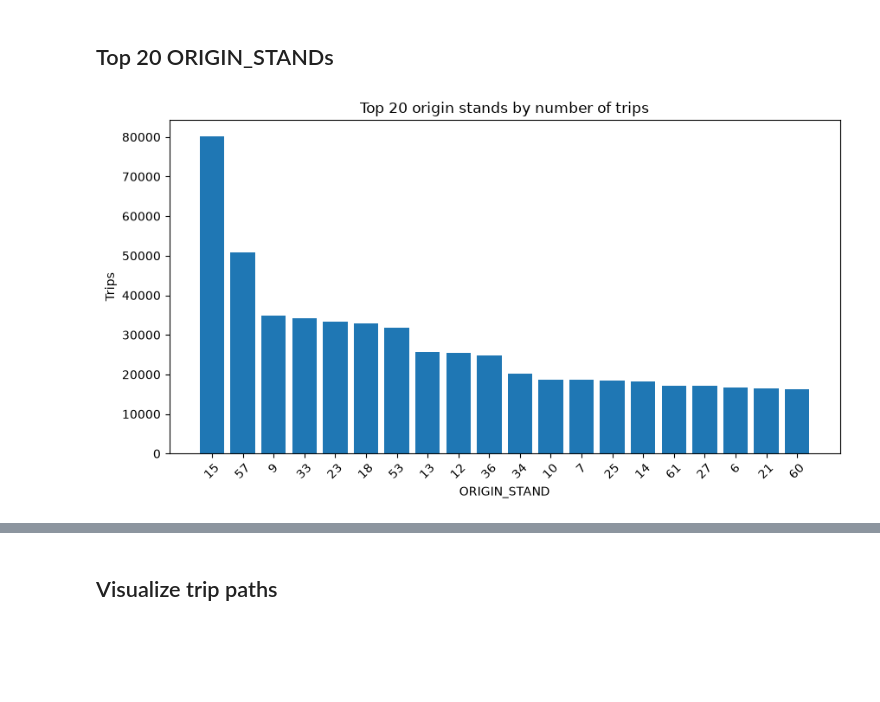
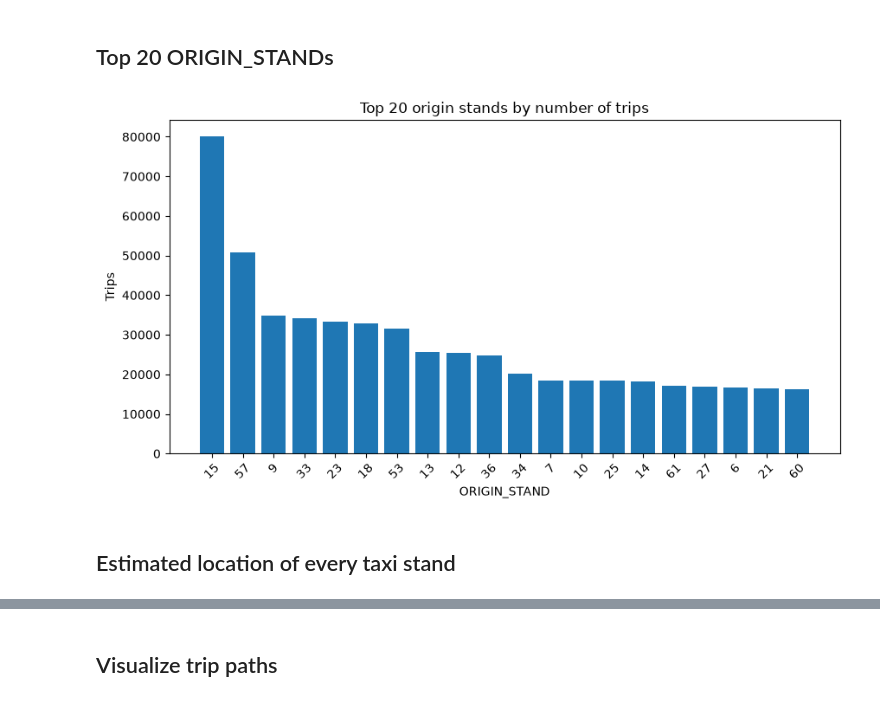
Before and after one commit to runarmod/TDT4225-ex2, a Jupyter notebook: notebooks/eda.ipynb, the cells around one changed output, grey strips where cells are left out. Cells and saved outputs as stored; diff of their text form; code cells hidden in the pictures; blank space fills up the shorter version.

Commit message:
feat(eda): visualize stand locations

```diff
--- a/notebooks/eda.ipynb
+++ b/notebooks/eda.ipynb
@@ -100,20 +100,35 @@ shape: (2, 5)
 # %%
 import matplotlib.pyplot as plt
 
-top_stands = (
-    df.filter(pl.col("ORIGIN_STAND").is_not_null())
-    .group_by("ORIGIN_STAND")
-    .len()
-    .sort("len", descending=True)
-    .head(20)
-)
+
+def find_stand_locations(df: pl.DataFrame) -> pl.DataFrame:
+    return (
+        df.filter(
+            pl.col("CALL_TYPE").eq("B"),
+            pl.col("ORIGIN_STAND").is_not_null(),
+            pl.col("POLYLINE").list.len() > 0,
+        )
+        .select("ORIGIN_STAND", START=pl.col("POLYLINE").list.first())
+        .group_by("ORIGIN_STAND")
+        .agg(
+            N_TRIPS=pl.len(),
+            LONGITUDE=pl.col("START").list.get(0).mean(),
+            LATITUDE=pl.col("START").list.get(1).mean(),
+        )
+        .sort("N_TRIPS", descending=True)
+    )
+
+
+top_stands = find_stand_locations(df).head(20)
 
 fig, ax = plt.subplots(figsize=(10, 5))
-ax.bar(top_stands["ORIGIN_STAND"].cast(pl.String), top_stands["len"])
+ax.bar(top_stands["ORIGIN_STAND"].cast(pl.String), top_stands["N_TRIPS"])
 ax.set_xlabel("ORIGIN_STAND")
 ax.set_ylabel("Trips")
 ax.set_title("Top 20 origin stands by number of trips")
 plt.xticks(rotation=45)
 plt.show()
 # %% [output]
-[figure, old version]
+[figure, new version]
+# %% [markdown]
+## Estimated location of every taxi stand
```
Also changed, not shown: parts of 4 cells of this notebook, 1 other file.
